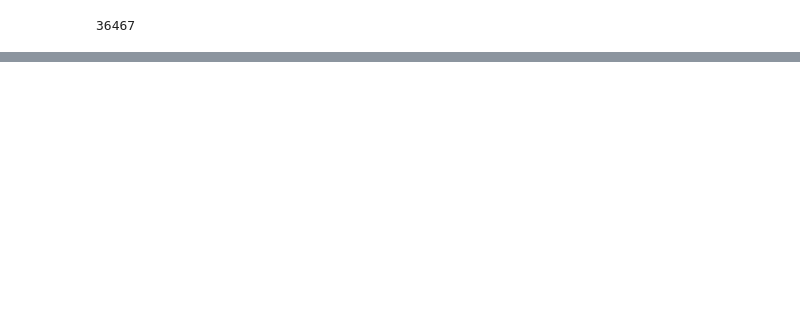
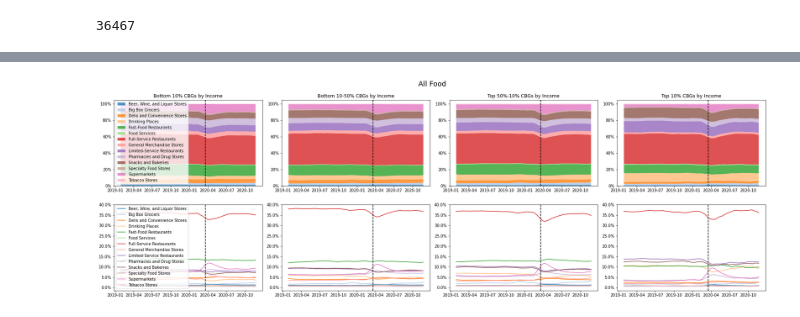
Before and after one commit to cpcarey/nyu-cusp-food-access, a Jupyter notebook: notebooks/plot_visitation_distributions.ipynb, the cells around one changed output, grey strips where cells are left out. Cells and saved outputs as stored; diff of their text form; code cells hidden in the pictures; blank space fills up the shorter version.

```diff
--- a/notebooks/plot_visitation_distributions.ipynb
+++ b/notebooks/plot_visitation_distributions.ipynb
@@ -85,0 +122,7 @@ peek(home_df)
+# %%
+def get_percent_df(weekly_df):
+    percent_df = weekly_df.pivot(index=['date_range_start', 'cluster'], columns=['category'], values=['percent'])
+    percent_df = smoothen(percent_df, percent_df.columns)
+    percent_df.columns = percent_df.columns.get_level_values(1)
+    peek(percent_df)
+    return percent_df
@@ -108,4 +171,0 @@ Weeks not summing to 100%:
-# %%
-percent_df = home_df.pivot(index=['date_range_start'], columns=['category'], values=['percent'])
-percent_df = smoothen(percent_df, percent_df.columns)
-peek(percent_df)
@@ -140,0 +209,7 @@ plot_stack(percent_df)
+# %%
+labels_income = [
+    'Bottom 10% CBGs by Income',
+    'Bottom 10-50% CBGs by Income',
+    'Top 50%-10% CBGs by Income',
+    'Top 10% CBGs by Income',
+]
@@ -140,0 +234,4 @@ plot_stack(percent_df)
+# %%
+plot_stack(percent_df, n_clusters=4, columns=percent_df.columns, labels=labels_income, title='All Food')
+# %% [output]
+[figure, added]
```
Also changed, not shown: parts of 26 cells of this notebook.
